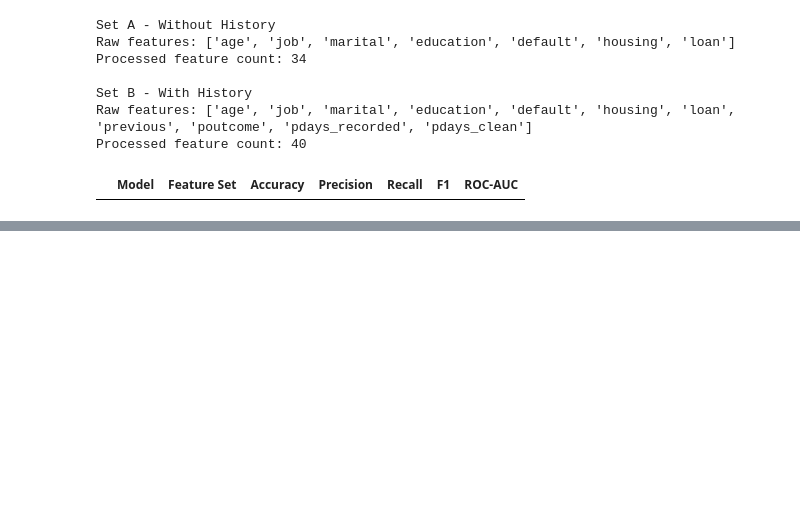
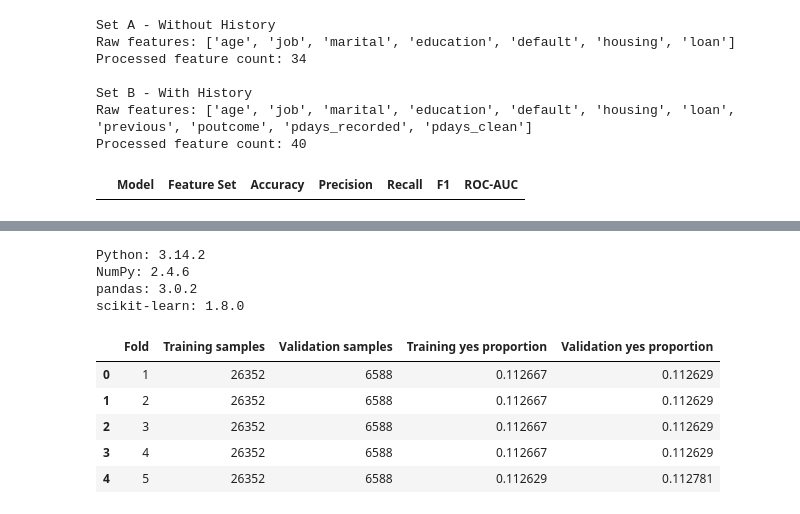
Before and after one commit to FredZ-U/COOMP-90049-Project2, a Jupyter notebook: A2_Bank_Marketing.ipynb, the cells around one changed output, grey strips where cells are left out. Saved outputs shown, nothing was run; the diff lists cells and outputs as text; code cells hidden in the pictures; blank space fills up the shorter version.

```diff
--- a/A2_Bank_Marketing.ipynb
+++ b/A2_Bank_Marketing.ipynb
@@ -903,0 +954,62 @@ rq2_results
+# %%
+import sys
+import numpy as np
+import sklearn
+from sklearn.base import clone
+from sklearn.pipeline import Pipeline
+from sklearn.dummy import DummyClassifier
+from sklearn.model_selection import StratifiedKFold, cross_validate
+from sklearn.metrics import make_scorer, confusion_matrix
+
+RANDOM_STATE = 42
+N_SPLITS = 5
+PRIMARY_METRIC = "f1"
+
+scoring = {
+    "accuracy": "accuracy",
+    "precision": make_scorer(precision_score, pos_label=1, zero_division=0),
+    "recall": make_scorer(recall_score, pos_label=1, zero_division=0),
+    "f1": make_scorer(f1_score, pos_label=1, zero_division=0),
+    "roc_auc": "roc_auc"
+}
+
+print("Python:", sys.version.split()[0])
+print("NumPy:", np.__version__)
+print("pandas:", pd.__version__)
+print("scikit-learn:", sklearn.__version__)
+# %% [output]
+Python: 3.14.2
+NumPy: 2.4.6
+pandas: 3.0.2
+scikit-learn: 1.8.0
+# %%
+# CV indices below are positional indices within the existing training data.
+# Use .iloc (not .loc) if applying them manually.
+for X_current in (X_train_rq1, X_train_without, X_train_with):
+    assert X_current.index.equals(y_train.index)
+assert X_train_rq1.index.intersection(X_test_rq1.index).empty
+
+cv = StratifiedKFold(
+    n_splits=N_SPLITS, shuffle=True, random_state=RANDOM_STATE
+)
+cv_splits = list(cv.split(X_train_rq1, y_train))
+
+fold_rows = []
+for fold, (fit_pos, val_pos) in enumerate(cv_splits, start=1):
+    fold_rows.append({
+        "Fold": fold,
+        "Training samples": len(fit_pos),
+        "Validation samples": len(val_pos),
+        "Training yes proportion": y_train.iloc[fit_pos].mean(),
+        "Validation yes proportion": y_train.iloc[val_pos].mean()
+    })
+
+fold_summary = pd.DataFrame(fold_rows)
+display(fold_summary)
+# %% [output]
+|  | Fold | Training samples | Validation samples | Training yes proportion | Validation yes proportion |
+| 0 | 1 | 26352 | 6588 | 0.112667 | 0.112629 |
+| 1 | 2 | 26352 | 6588 | 0.112667 | 0.112629 |
+| 2 | 3 | 26352 | 6588 | 0.112667 | 0.112629 |
+| 3 | 4 | 26352 | 6588 | 0.112667 | 0.112629 |
+| 4 | 5 | 26352 | 6588 | 0.112629 | 0.112781 |
```
Also changed, not shown: parts of 9 cells of this notebook.
